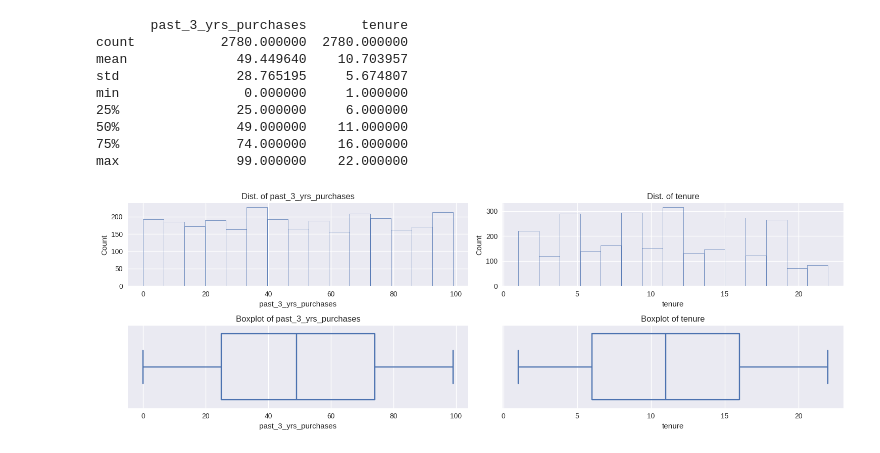
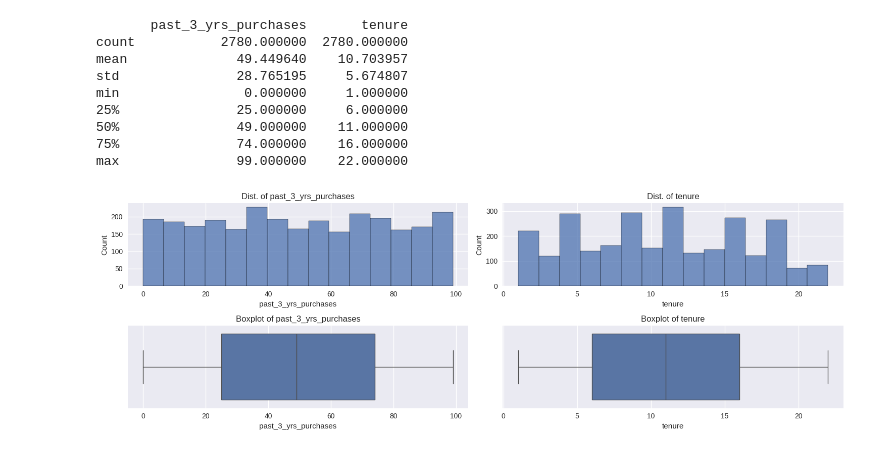
Before and after one commit to AhmAnwar/data-quality-KPMG-VE-forage, a Jupyter notebook: kpmg-ve-data-quality.ipynb, the cells around one changed output. Drawn from its saved outputs; the diff is of its cells as text; code cells hidden in the pictures.

```diff
--- a/kpmg-ve-data-quality.ipynb
+++ b/kpmg-ve-data-quality.ipynb
@@ -173,14 +173,12 @@ for col in col_array:
     plt.subplot(2, 2, i)
     sns.histplot(data= df_transactions,
                  x= col,
-                 bins= 'auto',
-                 fill= False)
+                 bins= 'auto')
     plt.title(f'Dist. of {col}')
 
     plt.subplot(2, 2, i+2)
     sns.boxplot(data= df_transactions,
-                x= col,
-                fill= False)
+                x= col)
     plt.title(f'Boxplot of {col}')
     i+=1
 
@@ -477,14 +475,12 @@ for col in col_list:
     plt.subplot(2, 5, i)
     sns.histplot(data= df_NewCustomerList,
                  x= col,
-                 bins= 'auto',
-                 fill= False)
+                 bins= 'auto')
     plt.title(f'Dist. of {col}')
 
     plt.subplot(2, 5, i+5)
     sns.boxplot(data= df_NewCustomerList,
-                x= col,
-                fill= False)
+                x= col)
     plt.title(f'Boxplot of {col}')
     i+=1
 
@@ -517,14 +513,12 @@ for col in col_list:
     plt.subplot(2, 5, i)
     sns.histplot(data= df_NewCustomerList,
                  x= col,
-                 bins= 'auto',
-                 fill= False)
+                 bins= 'auto')
     plt.title(f'Dist. of {col}')
 
     plt.subplot(2, 5, i+5)
     sns.boxplot(data= df_NewCustomerList,
-                x= col,
-                fill= False)
+                x= col)
     plt.title(f'Boxplot of {col}')
     i+=1
 
@@ -753,23 +747,21 @@ max               99.000000    22.000000
 # %%
 plt.figure(figsize= (15, 5))
 column_array= ['past_3_yrs_purchases', 'tenure']
 i= 1
 for col in column_array:
     plt.subplot(2, 2, i)
     sns.histplot(data= df_CustomerDemographic,
                  x= col,
-                 bins= 'auto',
-                 fill= False)
+                 bins= 'auto')
     plt.title(f'Dist. of {col}')
 
     plt.subplot(2, 2, i+2)
     sns.boxplot(data= df_CustomerDemographic,
-                x= col,
-                fill= False)
+                x= col)
     plt.title(f'Boxplot of {col}')
     i+=1
 
 plt.tight_layout()
 plt.show()
 # %% [output]
-[figure, old version]
+[figure, new version]
```
Also changed, not shown: parts of 4 cells of this notebook.
